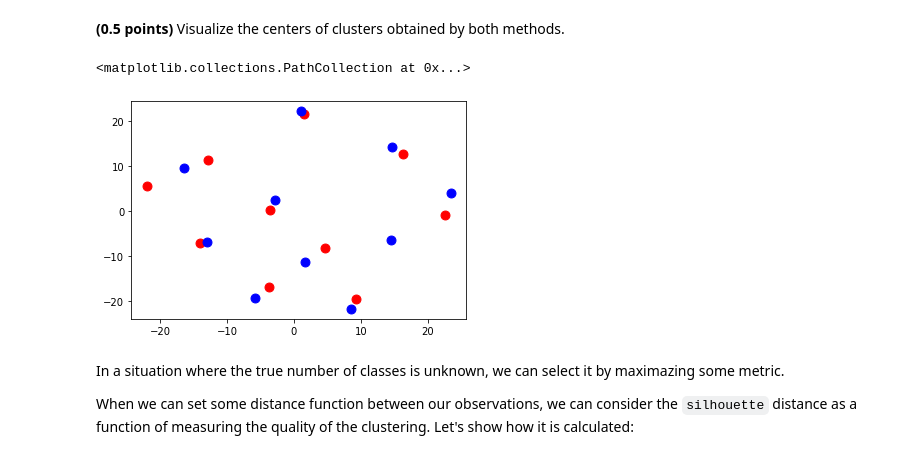
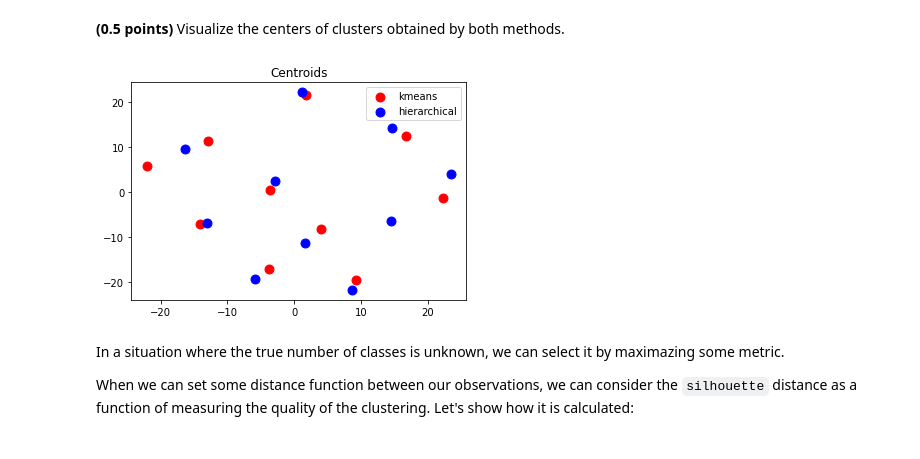
Before and after one commit to akvise/ml-course, a Jupyter notebook: 8_clustering/clustering.ipynb, the cells around one changed output. Drawn from its saved outputs; the diff is of its cells as text; code cells hidden in the pictures.

```diff
--- a/8_clustering/clustering.ipynb
+++ b/8_clustering/clustering.ipynb
@@ -199,24 +214,23 @@ assert hierarchical_labels.shape == (1797,)
 assert kmeans_labels.shape == (1797,)
 # %% [markdown]
 **(0.5 points)** Visualize the centers of clusters obtained by both methods.
-# %%
-from sklearn.neighbors import NearestCentroid
-
-clf = NearestCentroid()
-
-# for i in np.unique(hierarchical_labels):
-#     plt.scatter(X_pca[hierarchical_labels == i, 0], X_pca[hierarchical_labels == i, 1], label = i)
-
-clf.fit(X_pca, hierarchical_labels)
-centroids_hierarchical = clf.centroids_
+# %%
+centroids_hierarchical = []
+for i in range(10):
+    centroids_hierarchical.append(np.average(X_pca[hierarchical_labels == i], axis=0))
+
+centroids_hierarchical = np.array(centroids_hierarchical)
 # %%
 centroids_kmeans = kmeans.cluster_centers_
 
-plt.scatter(centroids_kmeans[:,0], centroids_kmeans[:,1], s=80 ,color='red')
-plt.scatter(centroids_hierarchical[:,0], centroids_hierarchical[:,1], s=80 ,color='blue')
+plt.title('Centroids')
+plt.scatter(centroids_kmeans[:,0], centroids_kmeans[:,1], s=80 ,color='red', label = 'kmeans')
+plt.scatter(centroids_hierarchical[:,0], centroids_hierarchical[:,1], s=80 ,color='blue', label = 'hierarchical')
+
+plt.legend()
+plt.show()
 # %% [output]
-<matplotlib.collections.PathCollection at 0x...>
-[figure, old version]
+[figure, new version]
 # %% [markdown]
 In a situation where the true number of classes is unknown, we can select it by maximazing some metric.
 
```
Also changed, not shown: parts of 23 cells of this notebook.
